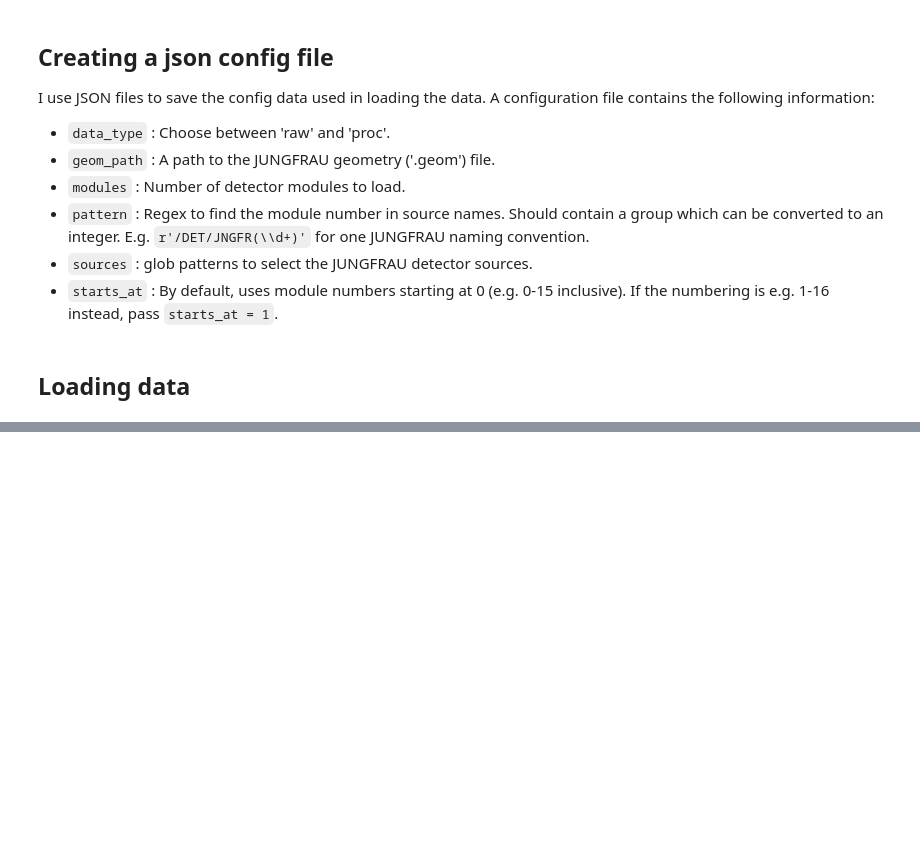
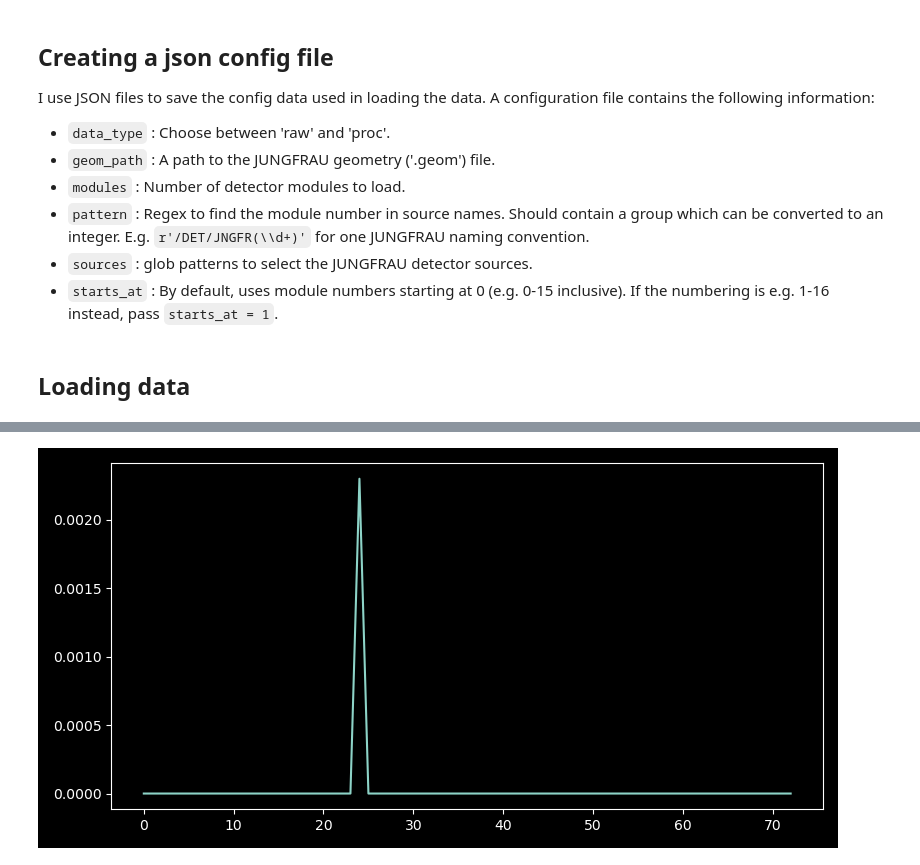
Before and after one commit to FXIhub/xfel4456, a Jupyter notebook: offline/XFEL_data_utilities.ipynb, the cells around one changed output, grey strips where cells are left out. Cells and saved outputs as stored; diff of their text form; code cells hidden in the pictures; blank space fills up the shorter version.

```diff
--- a/offline/XFEL_data_utilities.ipynb
+++ b/offline/XFEL_data_utilities.ipynb
@@ -83,0 +134,11 @@ plt.show()
+# %%
+snr_frames = calculate_snr(frames, whitefield, num_threads=64)
+# %%
+%matplotlib widget
+fig, ax = plt.subplots(figsize=(8, 4))
+# ax.plot(x[:, 0])
+ax.plot(np.median(snr_frames, axis=(1, 2)))
+fig.tight_layout()
+plt.show()
+# %% [output]
+[figure, added]
```
Also changed, not shown: parts of 14 cells of this notebook, 1 other file.
